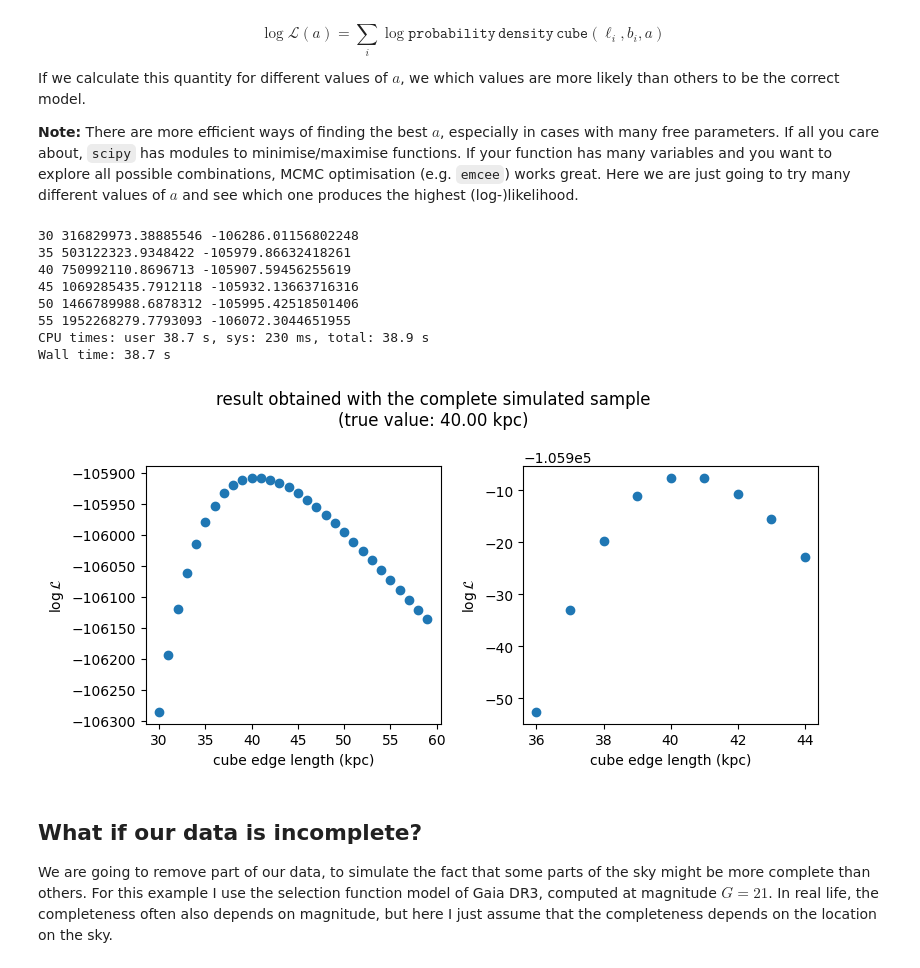
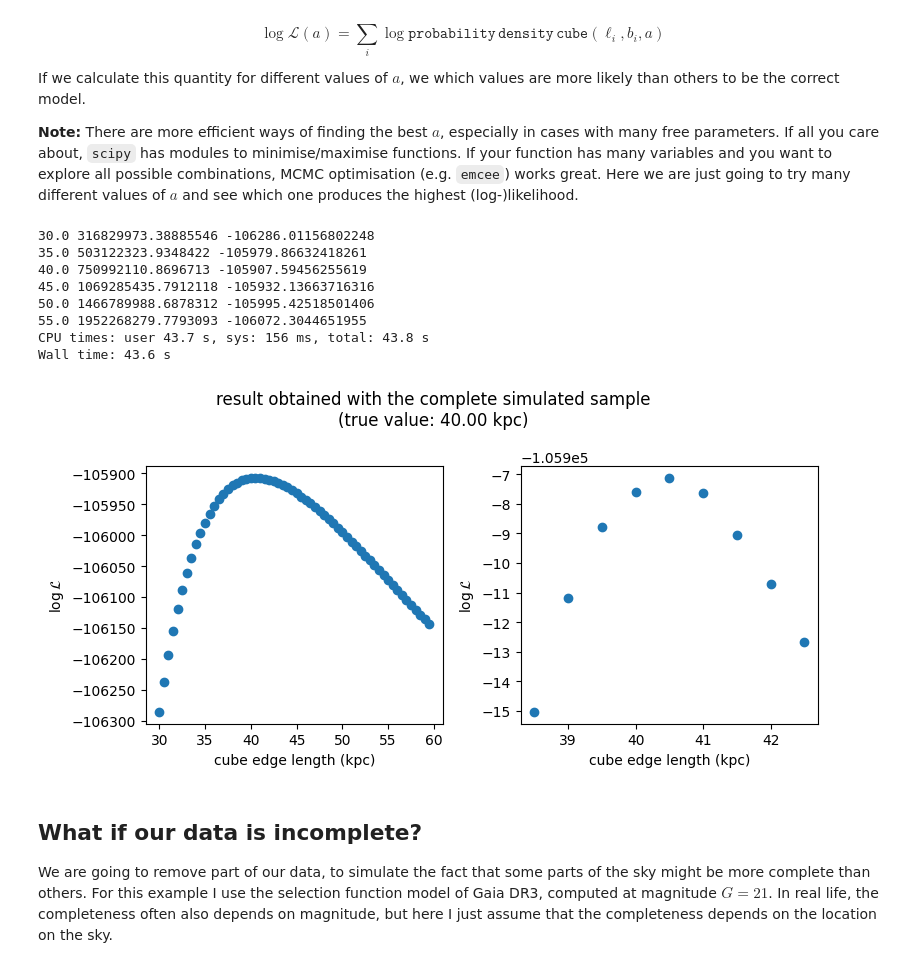
Before and after one commit to gaia-unlimited/gaiaunlimited, a Jupyter notebook: docs/notebooks/cube_galaxy_sky.ipynb, the cells around one changed output. Drawn from its saved outputs; the diff is of its cells as text; code cells hidden in the pictures.

Commit message:
finer grid for cube sizes

```diff
--- a/docs/notebooks/cube_galaxy_sky.ipynb
+++ b/docs/notebooks/cube_galaxy_sky.ipynb
@@ -243,7 +243,7 @@ If we calculate this quantity for different values of $a$, we which values are m
 # %%
 %%time
 
-cube_sizes_to_try = np.arange(30,60,1)
+cube_sizes_to_try = np.arange(30,60,0.5)
 
 # Build a grid of points over the sky, to later compute the normalisation:
 import healpy as hp
@@ -272,42 +272,42 @@ for cubeSize in cube_sizes_to_try:
         log_p.append( np.log(p/norm_constant) )
 
     all_log_L.append( sum(log_p) )
     if cubeSize%5==0:
         print(cubeSize,norm_constant,sum(log_p))
 all_log_L = np.array(all_log_L)
 
 
 
 
 
 
 
 
 plt.figure(figsize=(8,4))
 
 plt.subplot(121)
 plt.scatter( cube_sizes_to_try , all_log_L )
 plt.xlabel('cube edge length (kpc)')
 plt.ylabel('$\log \mathcal{L}$')
 
 imax = np.argmax(all_log_L)
 plt.subplot(122)
 plt.scatter( cube_sizes_to_try[imax-4:imax+5] , all_log_L[imax-4:imax+5] )
 plt.xlabel('cube edge length (kpc)')
 plt.ylabel('$\log \mathcal{L}$')
 
 plt.suptitle('result obtained with the complete simulated sample\n(true value: %.2f kpc)' % (2*halfSizeCube))
 plt.tight_layout()
 # %% [output]
-30 316829973.38885546 -106286.01156802248
-35 503122323.9348422 -105979.86632418261
-40 750992110.8696713 -105907.59456255619
-45 1069285435.7912118 -105932.13663716316
-50 1466789988.6878312 -105995.42518501406
-55 1952268279.7793093 -106072.3044651955
-CPU times: user 38.7 s, sys: 230 ms, total: 38.9 s
-Wall time: 38.7 s
+30.0 316829973.38885546 -106286.01156802248
+35.0 503122323.9348422 -105979.86632418261
+40.0 750992110.8696713 -105907.59456255619
+45.0 1069285435.7912118 -105932.13663716316
+50.0 1466789988.6878312 -105995.42518501406
+55.0 1952268279.7793093 -106072.3044651955
+CPU times: user 43.7 s, sys: 156 ms, total: 43.8 s
+Wall time: 43.6 s
-[figure, old version]
+[figure, new version]
 # %% [markdown]
 ## What if our data is incomplete?
 
```
Also changed, not shown: parts of 5 cells of this notebook.
